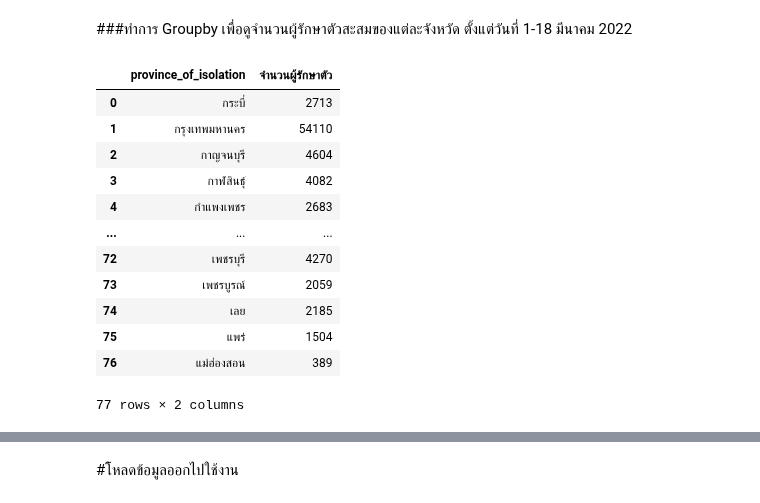
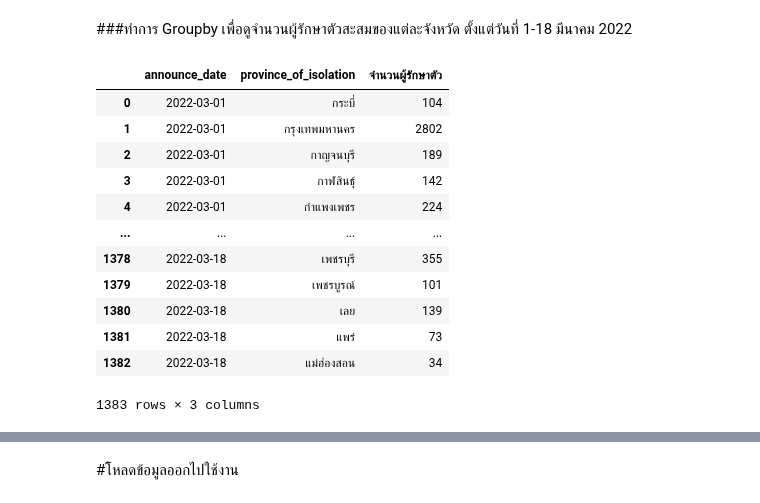
Before and after one commit to Nunticha24/data_viz_2022, a Jupyter notebook: Project_Dinosaur.ipynb, the cells around one changed output, grey strips where cells are left out. Cells and saved outputs as stored; diff of their text form; code cells hidden in the pictures.

```diff
--- a/Project_Dinosaur.ipynb
+++ b/Project_Dinosaur.ipynb
@@ -545,20 +545,20 @@ covid2022_3
 # %% [markdown]
 ###ทำการ Groupby เพื่อดูจำนวนผู้รักษาตัวสะสมของแต่ละจังหวัด ตั้งแต่วันที่ 1-18 มีนาคม 2022
 # %%
-data_gb_2022_3 = covid2022_3.groupby('province_of_isolation').size().reset_index(name='จำนวนผู้รักษาตัว')
-data_gb_2022_3
+gb_2022_3 = covid2022_3.groupby(['announce_date','province_of_isolation']).size().reset_index(name='จำนวนผู้รักษาตัว')
+gb_2022_3
 # %% [output]
-|  | province_of_isolation | จำนวนผู้รักษาตัว |
-| 0 | กระบี่ | 2713 |
-| 1 | กรุงเทพมหานคร | 54110 |
-| 2 | กาญจนบุรี | 4604 |
-| 3 | กาฬสินธุ์ | 4082 |
-| 4 | กำแพงเพชร | 2683 |
-| ... | ... | ... |
-| 72 | เพชรบุรี | 4270 |
-| 73 | เพชรบูรณ์ | 2059 |
-| 74 | เลย | 2185 |
-| 75 | แพร่ | 1504 |
-| 76 | แม่ฮ่องสอน | 389 |
+|  | announce_date | province_of_isolation | จำนวนผู้รักษาตัว |
+| 0 | 2022-03-01 | กระบี่ | 104 |
+| 1 | 2022-03-01 | กรุงเทพมหานคร | 2802 |
+| 2 | 2022-03-01 | กาญจนบุรี | 189 |
+| 3 | 2022-03-01 | กาฬสินธุ์ | 142 |
+| 4 | 2022-03-01 | กำแพงเพชร | 224 |
+| ... | ... | ... | ... |
+| 1378 | 2022-03-18 | เพชรบุรี | 355 |
+| 1379 | 2022-03-18 | เพชรบูรณ์ | 101 |
+| 1380 | 2022-03-18 | เลย | 139 |
+| 1381 | 2022-03-18 | แพร่ | 73 |
+| 1382 | 2022-03-18 | แม่ฮ่องสอน | 34 |
-77 rows × 2 columns
+1383 rows × 3 columns
 # %%
```
Also changed, not shown: parts of 2 cells of this notebook.
